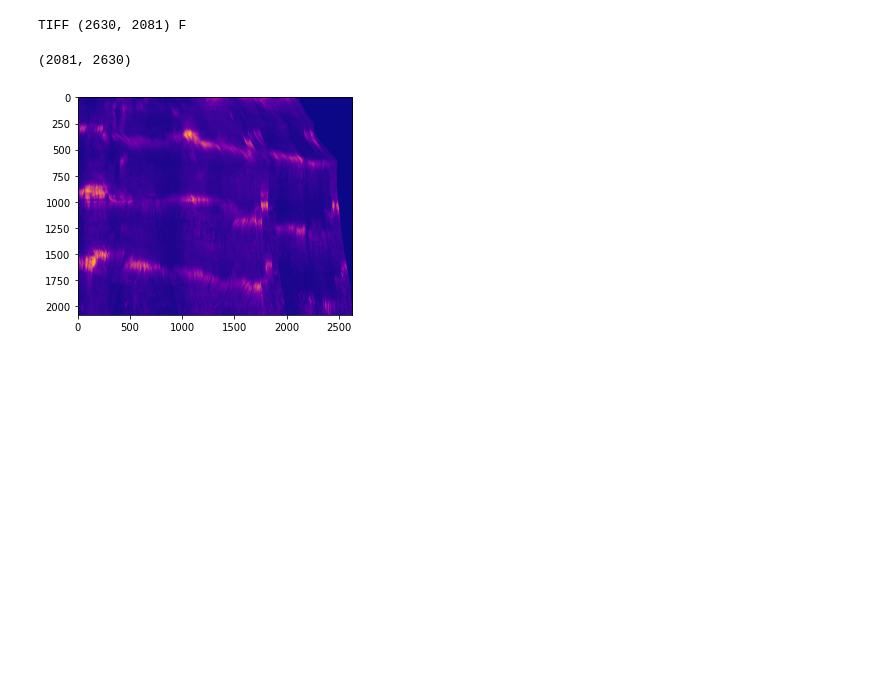
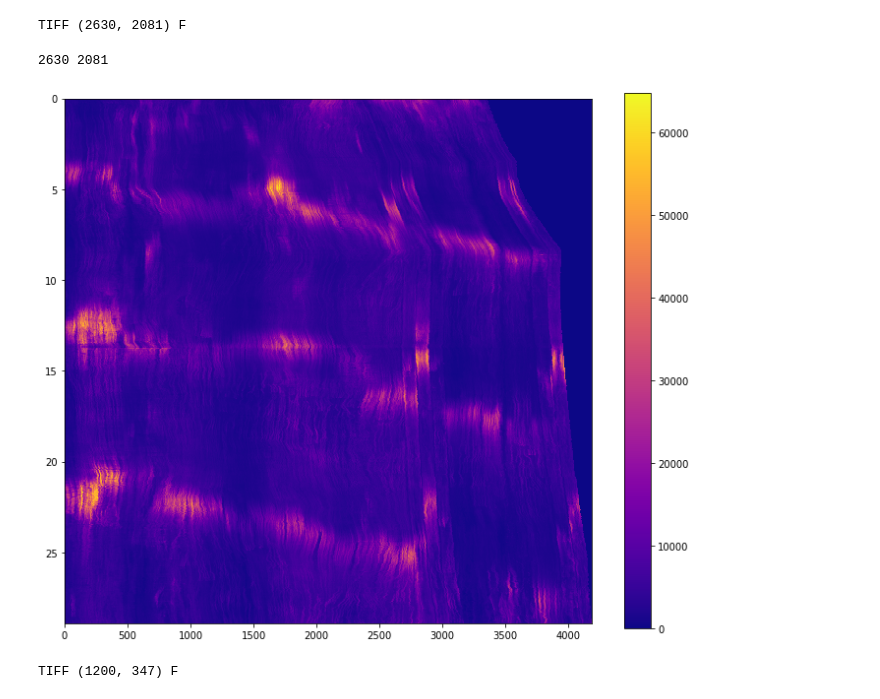
Before and after one commit to Irene-Li/kuramoto, a Jupyter notebook: kymograph.ipynb, the cells around one changed output. Drawn from its saved outputs; the diff is of its cells as text; code cells hidden in the pictures; blank space fills up the shorter version.

```diff
--- a/kymograph.ipynb
+++ b/kymograph.ipynb
@@ -10,12 +10,18 @@ print(im.format, im.size, im.mode)
 TIFF (2630, 2081) F
 # %%
 imarray = np.array(im)
-print(imarray.shape)
-
-plt.imshow(imarray, cmap='plasma')
+T, Lx = imarray.shape
+print(Lx, T)
+fig = plt.figure(figsize=(12, 10))
+plt.imshow(imarray, interpolation='none', cmap='plasma', aspect=24*6, extent=[0, Lx*1.59, T/3/24, 0])
+plt.colorbar()
 plt.show()
 # %% [output]
-(2081, 2630)
+2630 2081
-[figure, old version]
+[figure, new version]
 # %%
-500 * 20
+im = Image.open('data/kymograph_vivo.tif')
+
+print(im.format, im.size, im.mode)
+# %% [output]
+TIFF (1200, 347) F
```
Also changed, not shown: parts of 1 cell of this notebook, 3 other files.
